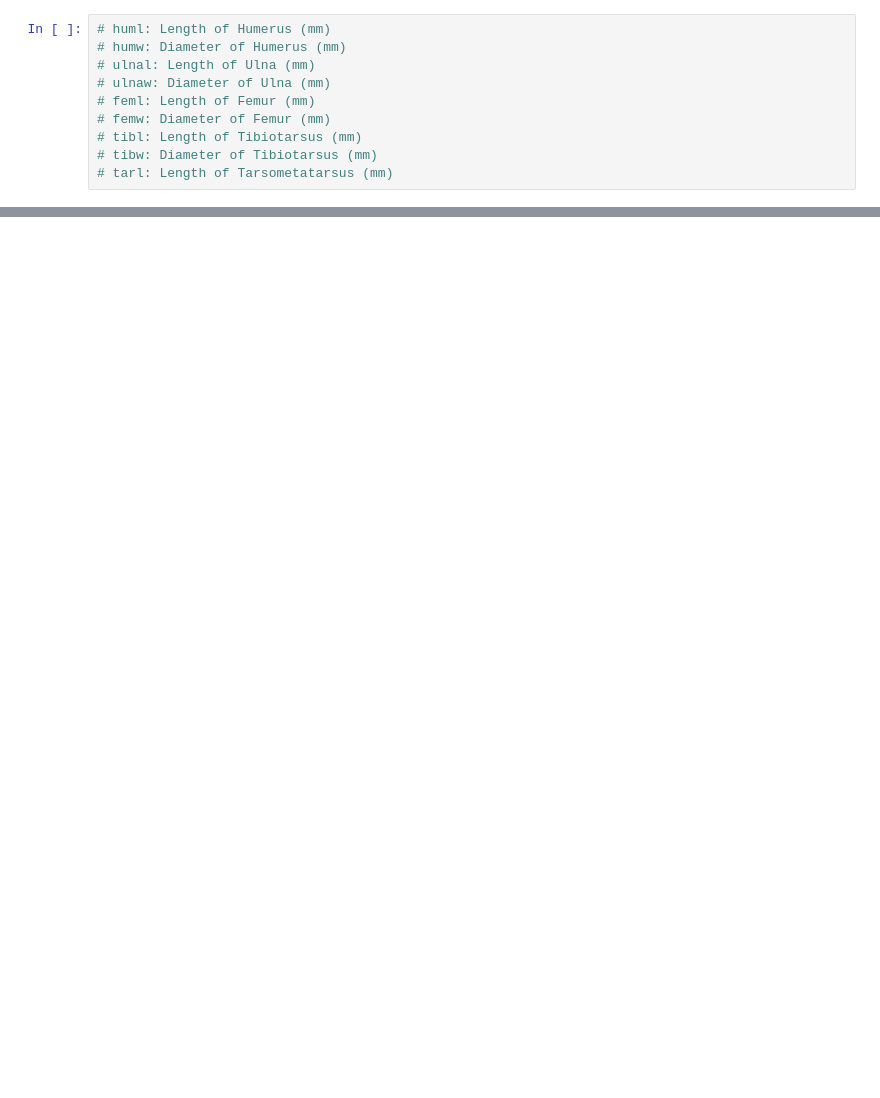
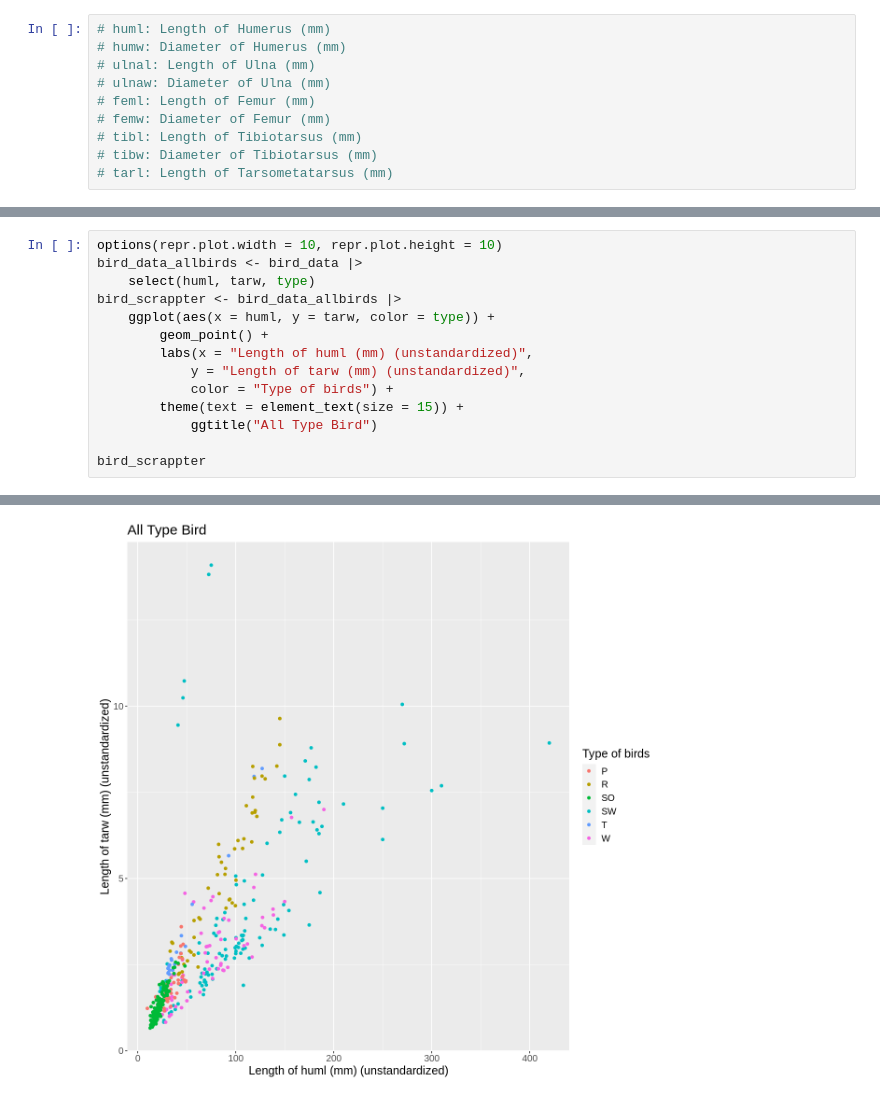
Before and after one commit to DanielHuangjiakang/Bird_Bone_Classification-DSCI100GroupProject, a Jupyter notebook: Data Sci 100 Group_128 V2.ipynb, the cells around one changed output, grey strips where cells are left out. Cells and saved outputs as stored; diff of their text form; blank space fills up the shorter version.

```diff
--- a/Data Sci 100 Group_128 V2.ipynb
+++ b/Data Sci 100 Group_128 V2.ipynb
@@ -100,0 +243,15 @@ Warning message:
+# %%
+options(repr.plot.width = 10, repr.plot.height = 10)
+bird_data_allbirds <- bird_data |>
+    select(huml, tarw, type)
+bird_scrappter <- bird_data_allbirds |>
+    ggplot(aes(x = huml, y = tarw, color = type)) +
+        geom_point() +
+        labs(x = "Length of huml (mm) (unstandardized)",
+            y = "Length of tarw (mm) (unstandardized)",
+            color = "Type of birds") +
+        theme(text = element_text(size = 15)) +
+            ggtitle("All Type Bird")
+
+bird_scrappter
+# %% [output]
@@ -100,0 +260 @@ Warning message:
+[figure, added]
```
Also changed, not shown: parts of 8 cells of this notebook.
